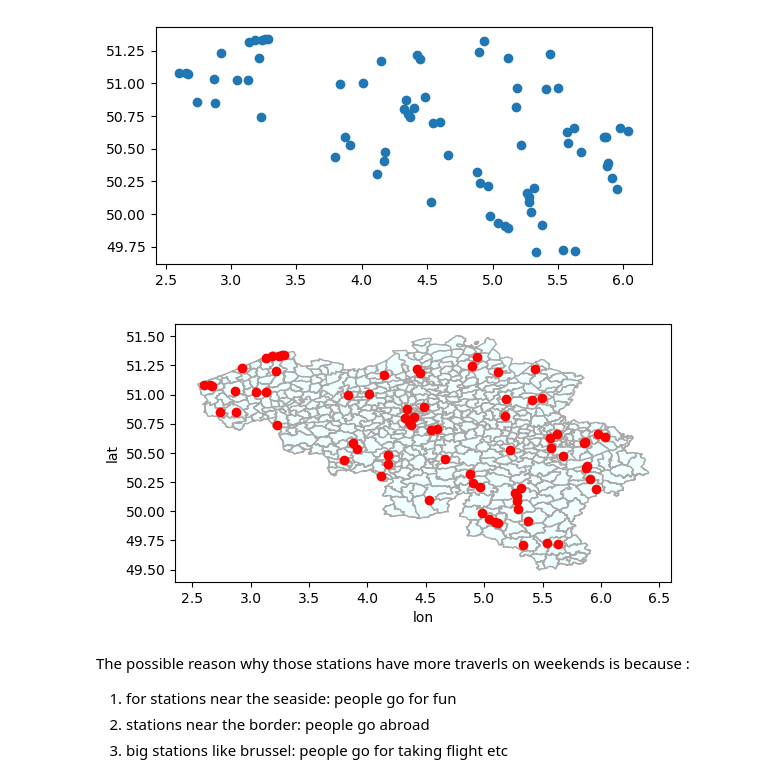
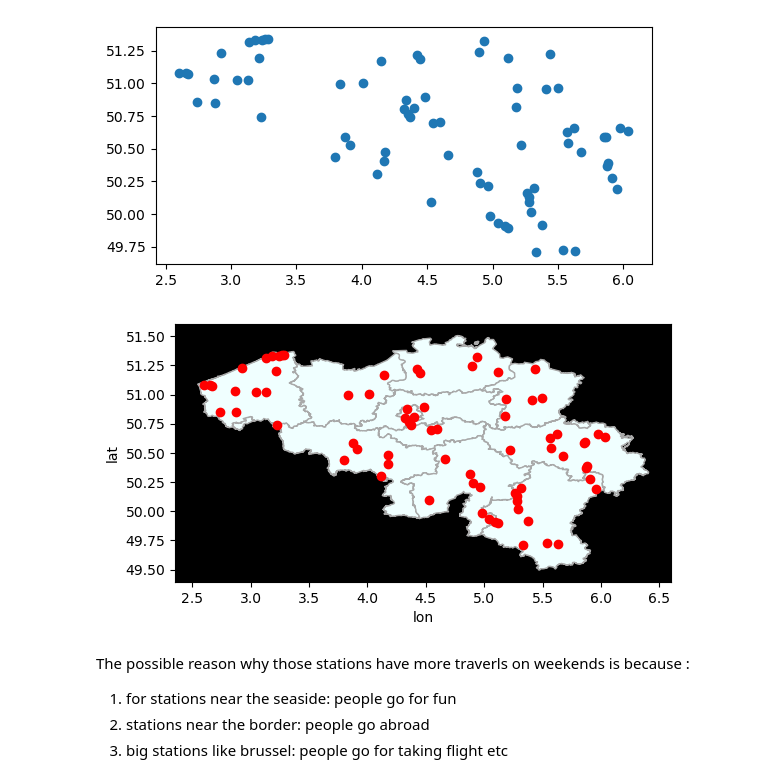
Before and after one commit to Seoyangsam/ACRM, a Jupyter notebook: src/Q21.ipynb, the cells around one changed output. Saved outputs shown, nothing was run; the diff lists cells and outputs as text; code cells hidden in the pictures.

```diff
--- a/src/Q21.ipynb
+++ b/src/Q21.ipynb
@@ -118,18 +122,19 @@ gdf.plot()
 <matplotlib.axes._subplots.AxesSubplot at 0x...>
 [figure]
 # %%
-map_be = gpd.read_file('./Data/Unprocessed/BELGIUM_-_Municipalities/BELGIUM_-_Municipalities.shp')
+map_be = gpd.read_file('./Data/Unprocessed/BELGIUM_-_Provinces/BELGIUM_-_Provinces.shp')
 
 ax = map_be.plot(
     color='#F0FFFF', edgecolor='darkgrey')
+ax.patch.set_facecolor("black")
 
 # We can now plot those stations on the Belgium map
 gdf.plot( ax=ax, color='red')
 plt.xlabel("lon")
 plt.ylabel("lat")
 plt.show()
 # %% [output]
-[figure, old version]
+[figure, new version]
 # %% [markdown]
 The possible reason why those stations have more traverls on weekends is because :
 1. for stations near the seaside: people go for fun
```
Also changed, not shown: parts of 5 cells of this notebook, 1 other file.
